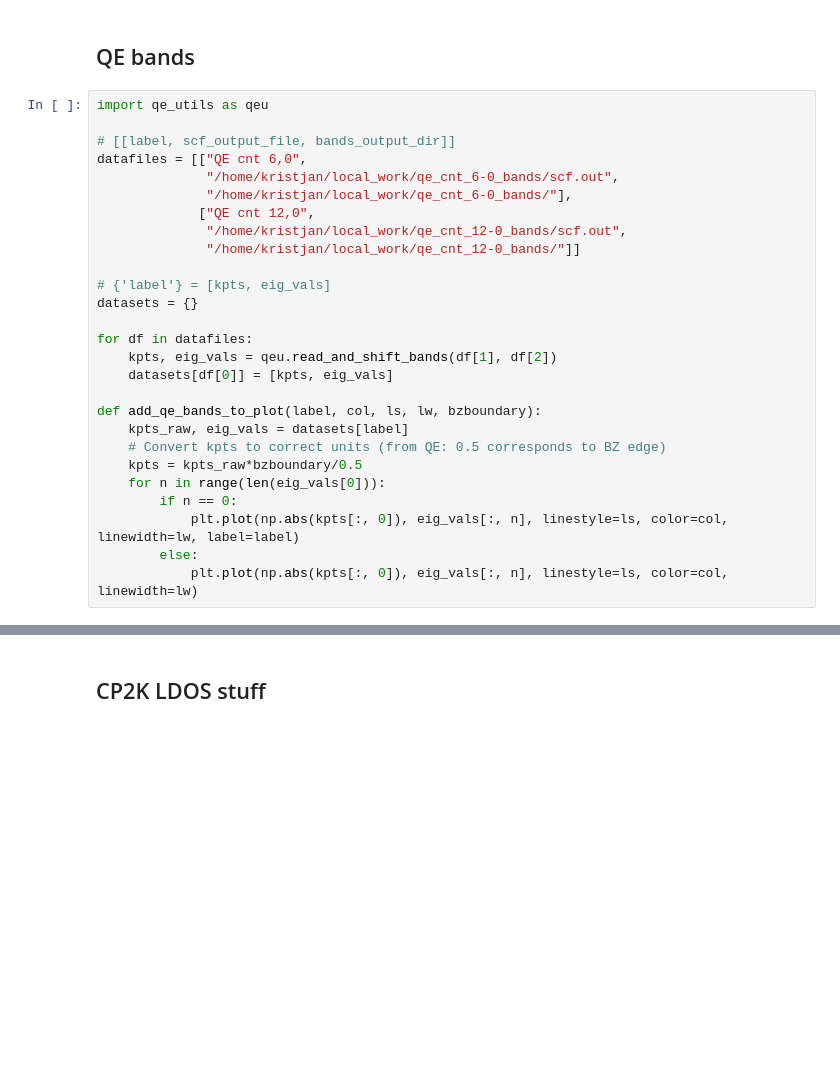
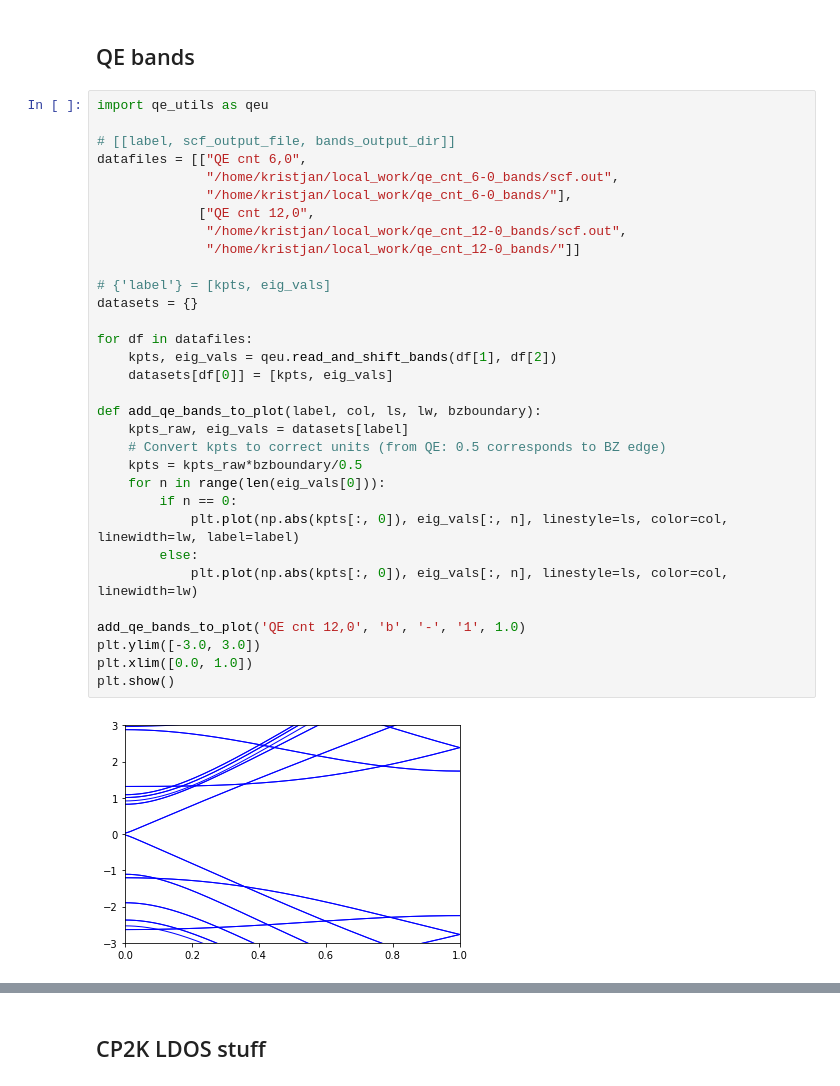
Before and after one commit to nanotech-empa/cp2k-spm-tools, a Jupyter notebook: ldos_postproc.ipynb, the cells around one changed output, grey strips where cells are left out. Saved outputs shown, nothing was run; the diff lists cells and outputs as text; blank space fills up the shorter version.

```diff
--- a/ldos_postproc.ipynb
+++ b/ldos_postproc.ipynb
@@ -10,27 +10,34 @@ import os
 # %%
 import qe_utils as qeu
 
 # [[label, scf_output_file, bands_output_dir]]
 datafiles = [["QE cnt 6,0",
               "/home/kristjan/local_work/qe_cnt_6-0_bands/scf.out",
               "/home/kristjan/local_work/qe_cnt_6-0_bands/"],
              ["QE cnt 12,0",
               "/home/kristjan/local_work/qe_cnt_12-0_bands/scf.out",
               "/home/kristjan/local_work/qe_cnt_12-0_bands/"]]
 
 # {'label'} = [kpts, eig_vals]
 datasets = {}
 
 for df in datafiles:
     kpts, eig_vals = qeu.read_and_shift_bands(df[1], df[2])
     datasets[df[0]] = [kpts, eig_vals]
 
 def add_qe_bands_to_plot(label, col, ls, lw, bzboundary):
     kpts_raw, eig_vals = datasets[label]
     # Convert kpts to correct units (from QE: 0.5 corresponds to BZ edge)
     kpts = kpts_raw*bzboundary/0.5
     for n in range(len(eig_vals[0])):
         if n == 0:
             plt.plot(np.abs(kpts[:, 0]), eig_vals[:, n], linestyle=ls, color=col, linewidth=lw, label=label)
         else:
             plt.plot(np.abs(kpts[:, 0]), eig_vals[:, n], linestyle=ls, color=col, linewidth=lw)
+
+add_qe_bands_to_plot('QE cnt 12,0', 'b', '-', '1', 1.0)
+plt.ylim([-3.0, 3.0])
+plt.xlim([0.0, 1.0])
+plt.show()
+# %% [output]
+[figure, added]
```
Also changed, not shown: parts of 1 cell of this notebook, 10 other files.
